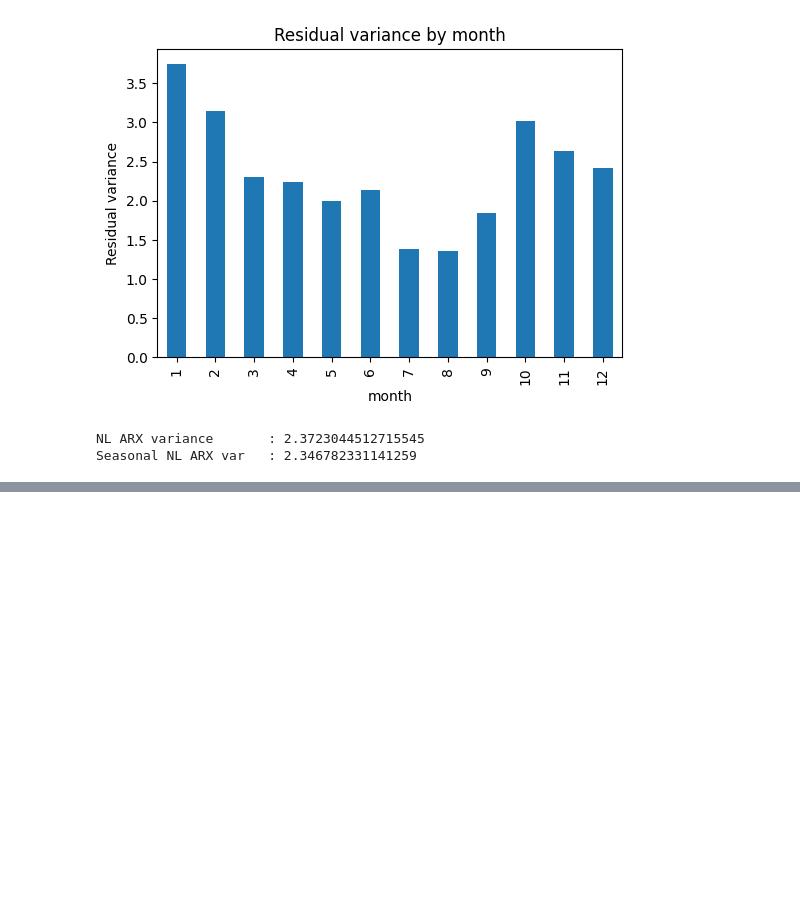
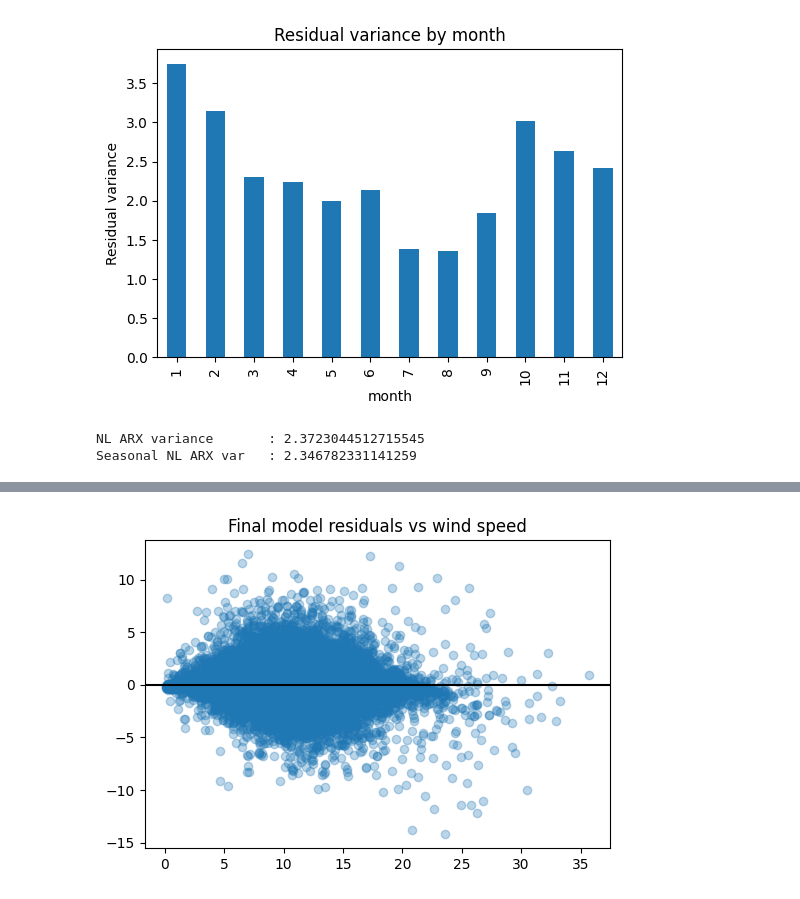
Before and after one commit to chrjx/AdvTSA, a Jupyter notebook: assignment4/tamas_preliminary/ARX_experimental.ipynb, the cells around one changed output, grey strips where cells are left out. Saved outputs shown, nothing was run; the diff lists cells and outputs as text; code cells hidden in the pictures; blank space fills up the shorter version.

```diff
--- a/assignment4/tamas_preliminary/ARX_experimental.ipynb
+++ b/assignment4/tamas_preliminary/ARX_experimental.ipynb
@@ -293,0 +364,15 @@ Seasonal NL ARX var   : 2.346782331141259
+# %%
+weights = 1 / df6["var_hat2"]
+
+model_final = LinearRegression()
+model_final.fit(X_seas, y, sample_weight=weights)
+
+df6["p_hat_final"] = model_final.predict(X_seas)
+df6["resid_final"] = df6["p"] - df6["p_hat_final"]
+plt.figure(figsize=(6, 4))
+plt.scatter(df6["Ws1"], df6["resid_final"], alpha=0.3)
+plt.axhline(0, color="black")
+plt.title("Final model residuals vs wind speed")
+plt.show()
+# %% [output]
+[figure, added]
```
Also changed, not shown: parts of 4 cells of this notebook, 5 other files.
